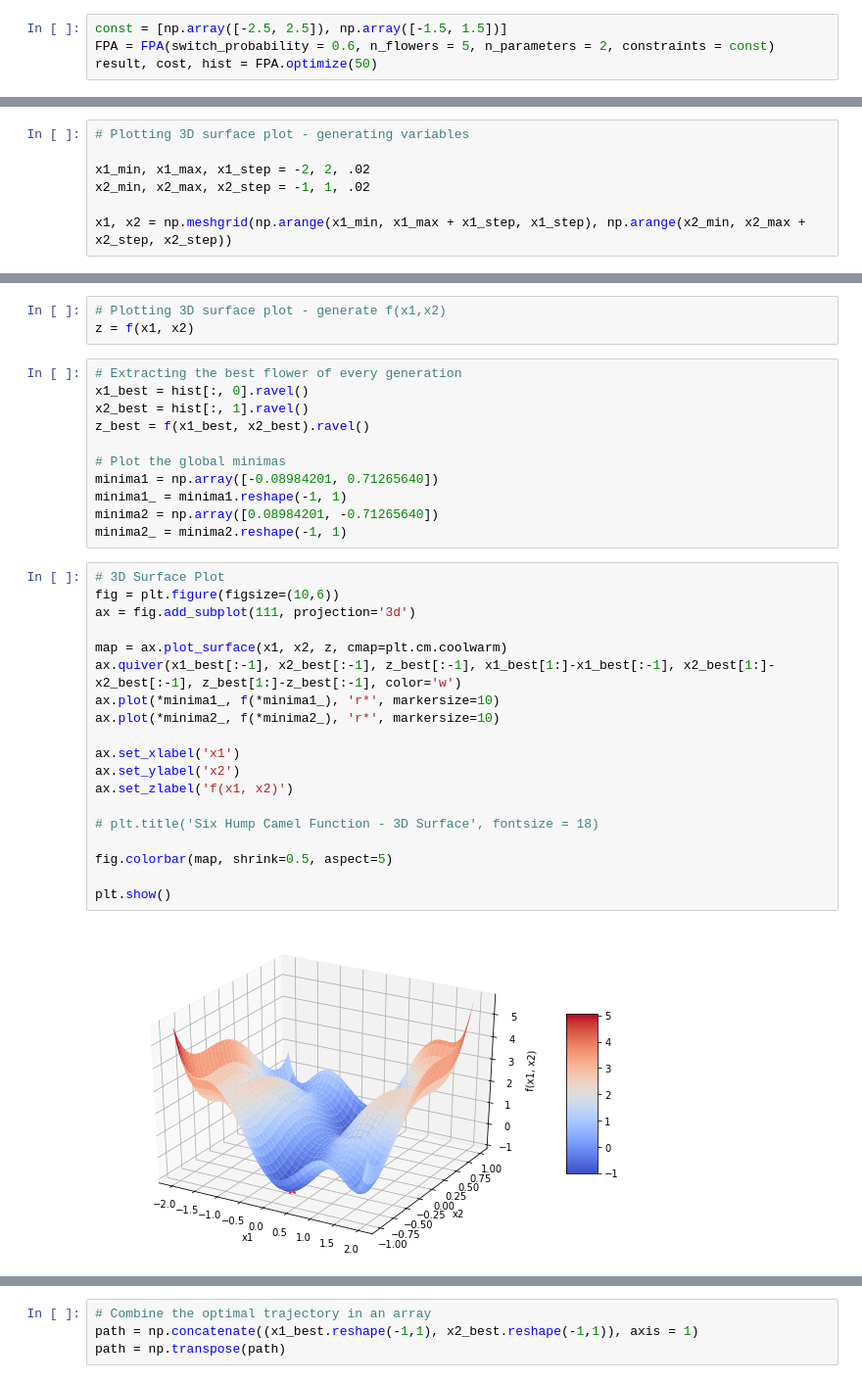
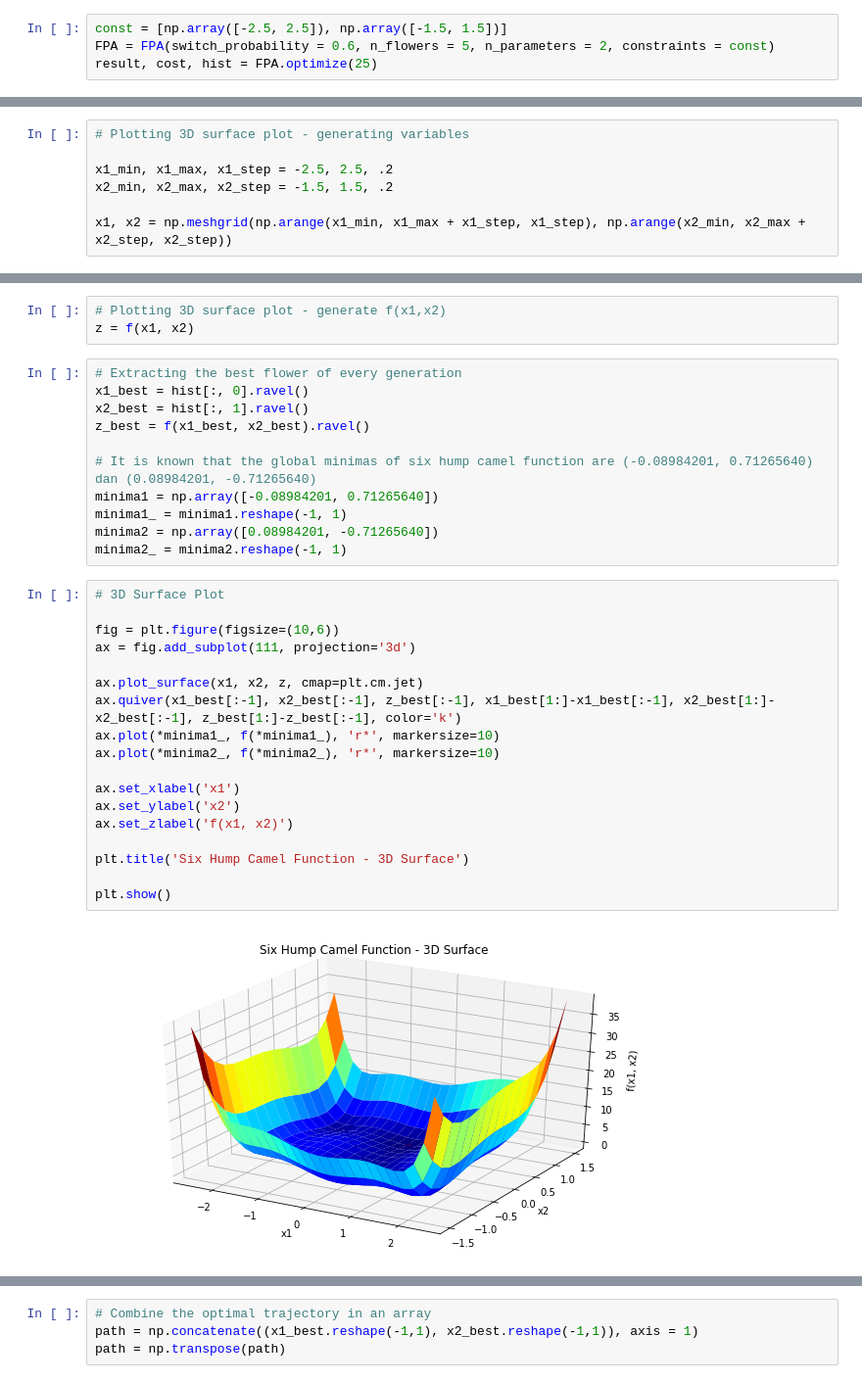
Before and after one commit to GilbertTjahjono/Flower_Pollination_Algorithm, a Jupyter notebook: Implementation_of_FPA.ipynb, the cells around one changed output, grey strips where cells are left out. Shown at 98% size. Drawn from its saved outputs; the diff is of its cells as text.

```diff
--- a/Implementation_of_FPA.ipynb
+++ b/Implementation_of_FPA.ipynb
@@ -98,7 +98,7 @@ class FPA():
 # %%
 const = [np.array([-2.5, 2.5]), np.array([-1.5, 1.5])]
 FPA = FPA(switch_probability = 0.6, n_flowers = 5, n_parameters = 2, constraints = const)
-result, cost, hist = FPA.optimize(50)
+result, cost, hist = FPA.optimize(25)
 # %%
 result[cost.argmin()]
 # %% [output]
@@ -111,8 +106,8 @@ How close is your result? Try it again using more flowers and more generation to
 # %%
 # Plotting 3D surface plot - generating variables
 
-x1_min, x1_max, x1_step = -2, 2, .02
-x2_min, x2_max, x2_step = -1, 1, .02
+x1_min, x1_max, x1_step = -2.5, 2.5, .2
+x2_min, x2_max, x2_step = -1.5, 1.5, .2
 
 x1, x2 = np.meshgrid(np.arange(x1_min, x1_max + x1_step, x1_step), np.arange(x2_min, x2_max + x2_step, x2_step))
 # %%
@@ -127,32 +122,31 @@ x1_best = hist[:, 0].ravel()
 x2_best = hist[:, 1].ravel()
 z_best = f(x1_best, x2_best).ravel()
 
-# Plot the global minimas
+# It is known that the global minimas of six hump camel function are (-0.08984201, 0.71265640) dan (0.08984201, -0.71265640)
 minima1 = np.array([-0.08984201, 0.71265640])
 minima1_ = minima1.reshape(-1, 1)
 minima2 = np.array([0.08984201, -0.71265640])
 minima2_ = minima2.reshape(-1, 1)
 # %%
 # 3D Surface Plot
+
 fig = plt.figure(figsize=(10,6))
 ax = fig.add_subplot(111, projection='3d')
 
-map = ax.plot_surface(x1, x2, z, cmap=plt.cm.coolwarm)
-ax.quiver(x1_best[:-1], x2_best[:-1], z_best[:-1], x1_best[1:]-x1_best[:-1], x2_best[1:]-x2_best[:-1], z_best[1:]-z_best[:-1], color='w')
+ax.plot_surface(x1, x2, z, cmap=plt.cm.jet)
+ax.quiver(x1_best[:-1], x2_best[:-1], z_best[:-1], x1_best[1:]-x1_best[:-1], x2_best[1:]-x2_best[:-1], z_best[1:]-z_best[:-1], color='k')
 ax.plot(*minima1_, f(*minima1_), 'r*', markersize=10)
 ax.plot(*minima2_, f(*minima2_), 'r*', markersize=10)
 
 ax.set_xlabel('x1')
 ax.set_ylabel('x2')
 ax.set_zlabel('f(x1, x2)')
 
-# plt.title('Six Hump Camel Function - 3D Surface', fontsize = 18)
-
-fig.colorbar(map, shrink=0.5, aspect=5)
+plt.title('Six Hump Camel Function - 3D Surface')
 
 plt.show()
 # %% [output]
-[figure, old version]
+[figure, new version]
 # %%
 # First, draw the 2D contour plot and initialize the line and point (which are Line2D objects)
 fig, ax = plt.subplots(figsize=(10, 6))
```
Also changed, not shown: parts of 6 cells of this notebook.
